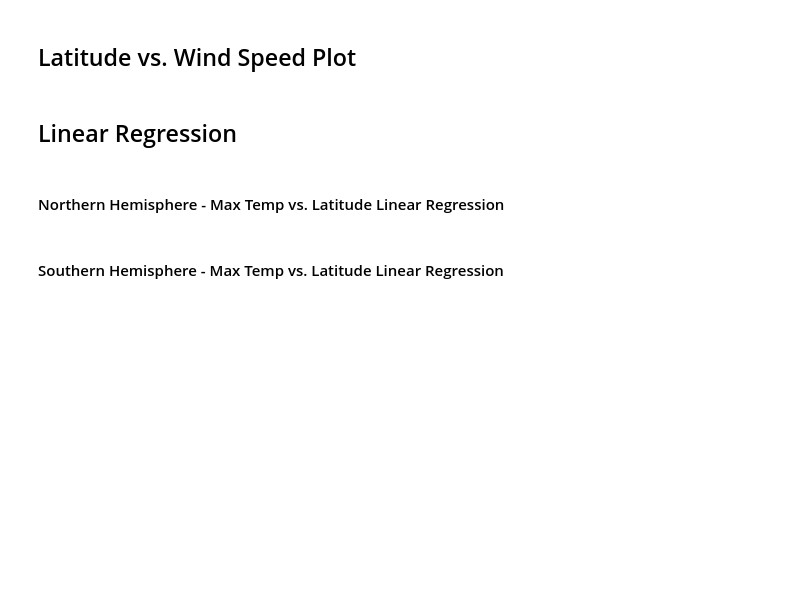
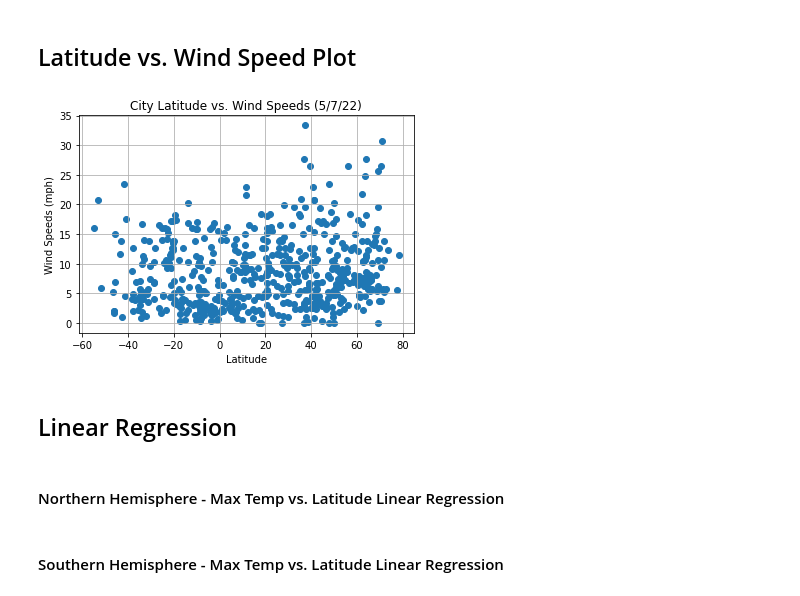
Before and after one commit to lizzifer991/Python-API-Challenge, a Jupyter notebook: WeatherPy/WeatherPy.ipynb, the cells around one changed output. Saved outputs shown, nothing was run; the diff lists cells and outputs as text; code cells hidden in the pictures; blank space fills up the shorter version.

```diff
--- a/WeatherPy/WeatherPy.ipynb
+++ b/WeatherPy/WeatherPy.ipynb
@@ -187,5 +218,15 @@ greater_humidity
 # %% [markdown]
 ## Latitude vs. Wind Speed Plot
+# %%
+plt.scatter(weather_df["Lat"],weather_df["Wind Speed"])
+plt.title("City Latitude vs. Wind Speeds (5/7/22)")
+plt.xlabel("Latitude")
+plt.ylabel("Wind Speeds (mph)")
+plt.grid (b=True,which="major",axis="both")
+plt.savefig("Figures/fig4.png")
+plt.show()
+# %% [output]
+[figure, added]
 # %% [markdown]
 ## Linear Regression
 # %% [markdown]
```
Also changed, not shown: parts of 7 cells of this notebook, 5 other files.
